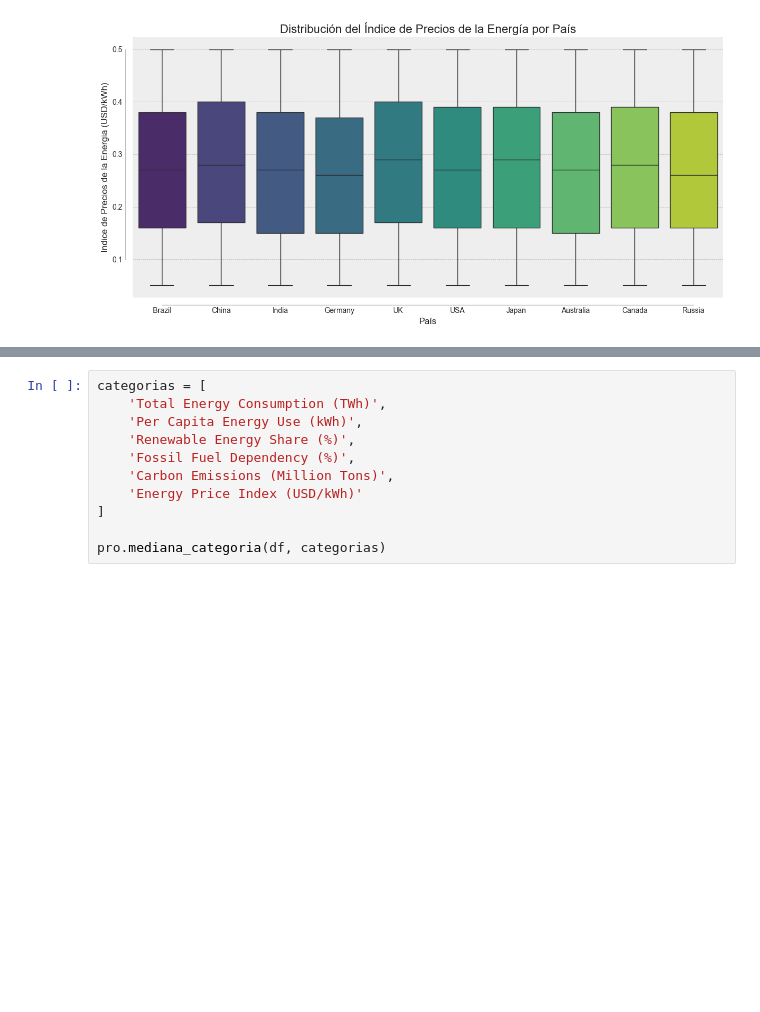
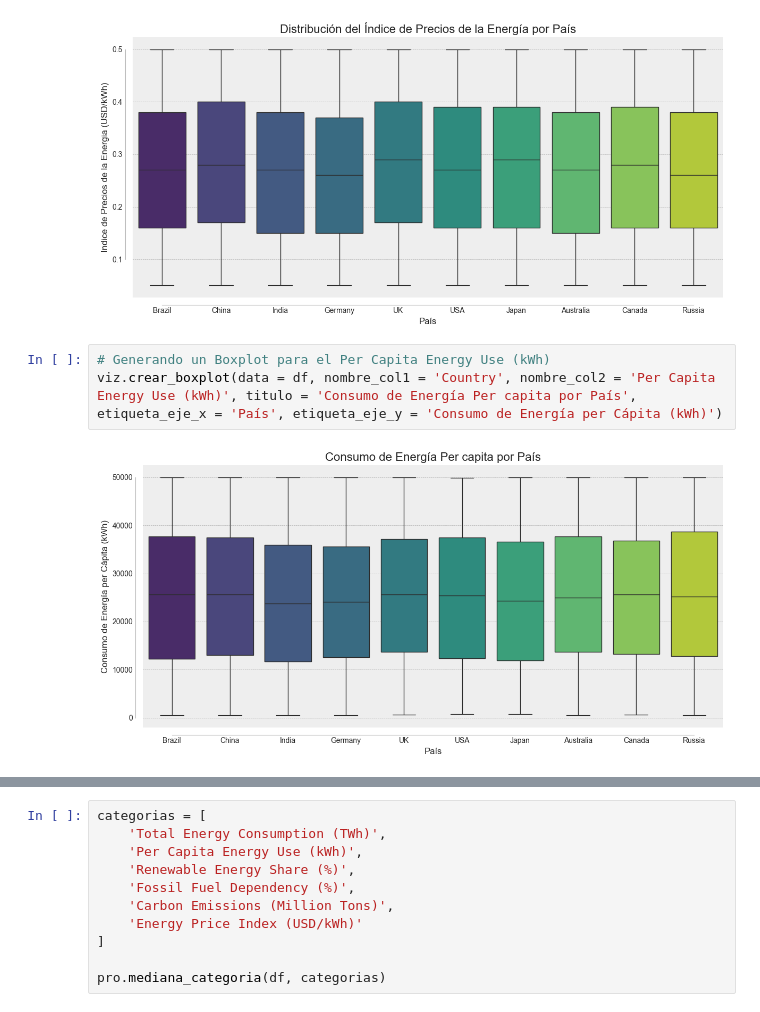
Before and after one commit to juanma200109/Analisis-de-Consumo-de-Energia-Global, a Jupyter notebook: notebooks/Consumo_de_Energia_Global_2000-2024.ipynb, the cells around one changed output, grey strips where cells are left out. Drawn from its saved outputs; the diff is of its cells as text; blank space fills up the shorter version.

```diff
--- a/notebooks/Consumo_de_Energia_Global_2000-2024.ipynb
+++ b/notebooks/Consumo_de_Energia_Global_2000-2024.ipynb
@@ -293,4 +293,9 @@ viz.crear_boxplot(df, 'Country', 'Carbon Emissions (Million Tons)', 'Distribuci
 viz.crear_boxplot(data = df, nombre_col1 = 'Country', nombre_col2 = 'Energy Price Index (USD/kWh)', titulo = 'Distribución del Índice de Precios de la Energía por País', etiqueta_eje_x = 'País', etiqueta_eje_y = 'Indice de Precios de la Energia (USD/kWh)')
 # %% [output]
 [figure]
+# %%
+# Generando un Boxplot para el Per Capita Energy Use (kWh)
+viz.crear_boxplot(data = df, nombre_col1 = 'Country', nombre_col2 = 'Per Capita Energy Use (kWh)', titulo = 'Consumo de Energía Per capita por País', etiqueta_eje_x = 'País', etiqueta_eje_y = 'Consumo de Energía per Cápita (kWh)')
+# %% [output]
+[figure, added]
 # %% [markdown]
```
Also changed, not shown: parts of 6 cells of this notebook, 2 other files.
